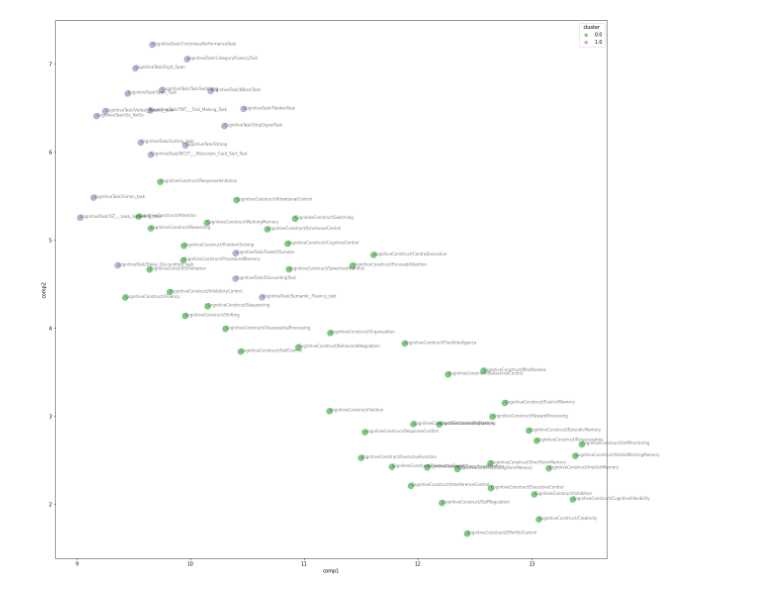
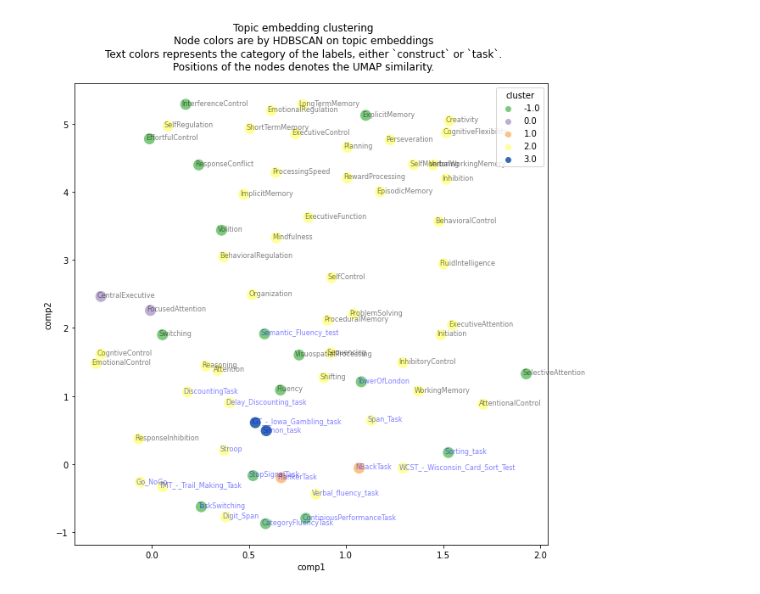
Before and after one commit to morteza/CogText, a Jupyter notebook: notebooks/3 Topic Embedding.ipynb, the cells around one changed output. Drawn from its saved outputs; the diff is of its cells as text; code cells hidden in the pictures.

Commit message:
improve topic embedding plots

```diff
--- a/notebooks/3 Topic Embedding.ipynb
+++ b/notebooks/3 Topic Embedding.ipynb
@@ -85,27 +114,35 @@ plt.show()
 # %%
 import hdbscan
 import umap
 from sklearn.decomposition import PCA
 
 
 H_projection = umap.UMAP(n_components=2, random_state=0).fit_transform(H)
-# H_projection = PCA(n_components=2, random_state=0).fit_transform(H)
+# DEBUG H_projection = PCA(n_components=2, random_state=0).fit_transform(H)
 
-# clusters = hdbscan.HDBSCAN(3).fit_predict(H).reshape(-1,1)
-clusters = hdbscan.HDBSCAN().fit_predict(H_projection).reshape(-1,1)
-clusters = H.index.to_frame()['category'].astype('category').cat.codes.values.reshape(-1,1)
+clusters = hdbscan.HDBSCAN(2).fit_predict(H).reshape(-1,1)
+# DEBUG clusters = hdbscan.HDBSCAN().fit_predict(H_projection).reshape(-1,1)
+
+cat_colors_palette = ['black','blue']
+cat_colors = H.index.to_frame()['category'].astype('category').cat.codes.to_list()
+cat_colors = [cat_colors_palette[c] for c in cat_colors]
 
 H_projection = np.hstack((H_projection, clusters))
 
-fig, ax = plt.subplots(1,1, figsize=(20,20))
+fig, ax = plt.subplots(1,1, figsize=(10,10))
 
 sns.scatterplot(
     data=pd.DataFrame(H_projection, columns=['comp1', 'comp2', 'cluster']),
     x='comp1', y='comp2', hue='cluster', ax=ax, palette='Accent', s=200)
 
-for (cat, lbl), (x, y, c) in zip(H.index.to_list(), H_projection):
-    ax.text(x, y, f'{cat}/{lbl}', alpha=0.5, fontsize=8)
+for (cat, lbl), (x, y, c), color in zip(H.index.to_list(), H_projection, cat_colors):
+    ax.text(x-0.02, y-.009, f'{lbl}', alpha=0.5, fontsize=8, color=color)
 
+plt.suptitle(
+    'Topic embedding clustering\n'
+    'Node colors are by HDBSCAN on topic embeddings\n'
+    'Text colors represents the category of the labels, either `construct` or `task`.\n'
+    'Positions of the nodes denotes the UMAP similarity.')
 plt.show()
 # %% [output]
-[figure, old version]
+[figure, new version]
```
Also changed, not shown: parts of 2 cells of this notebook.
